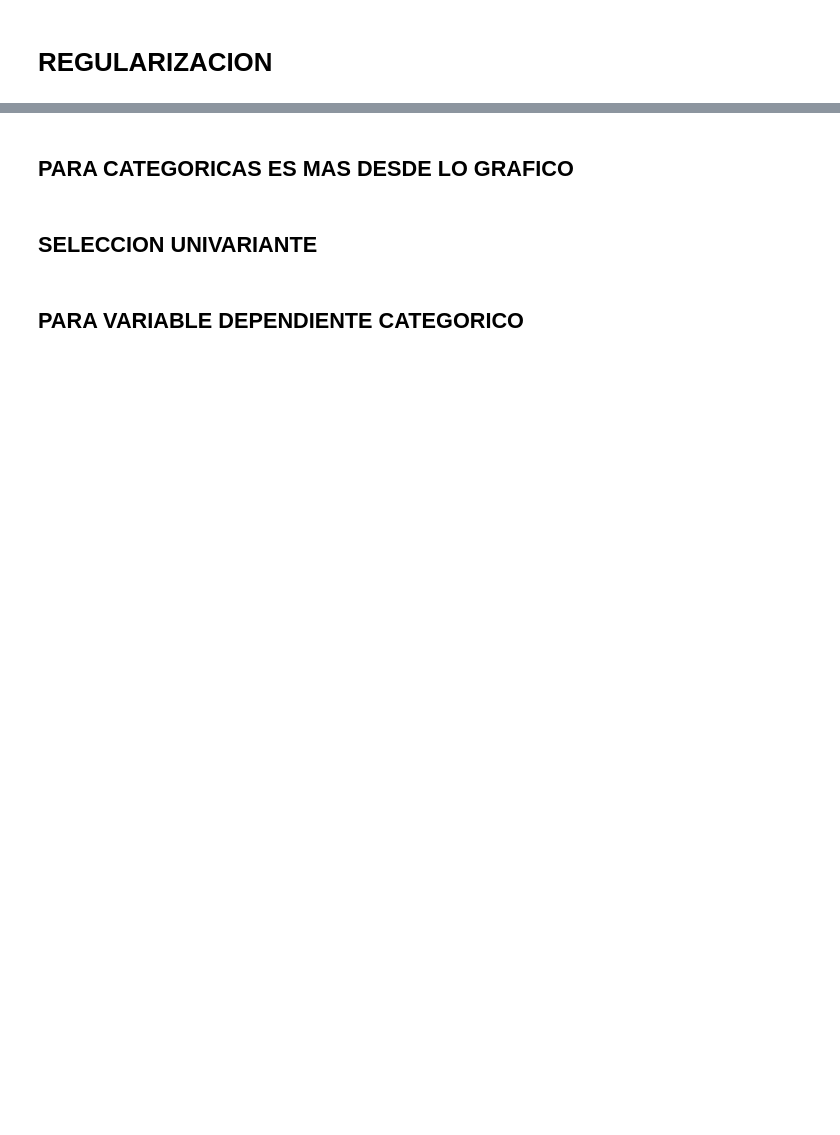
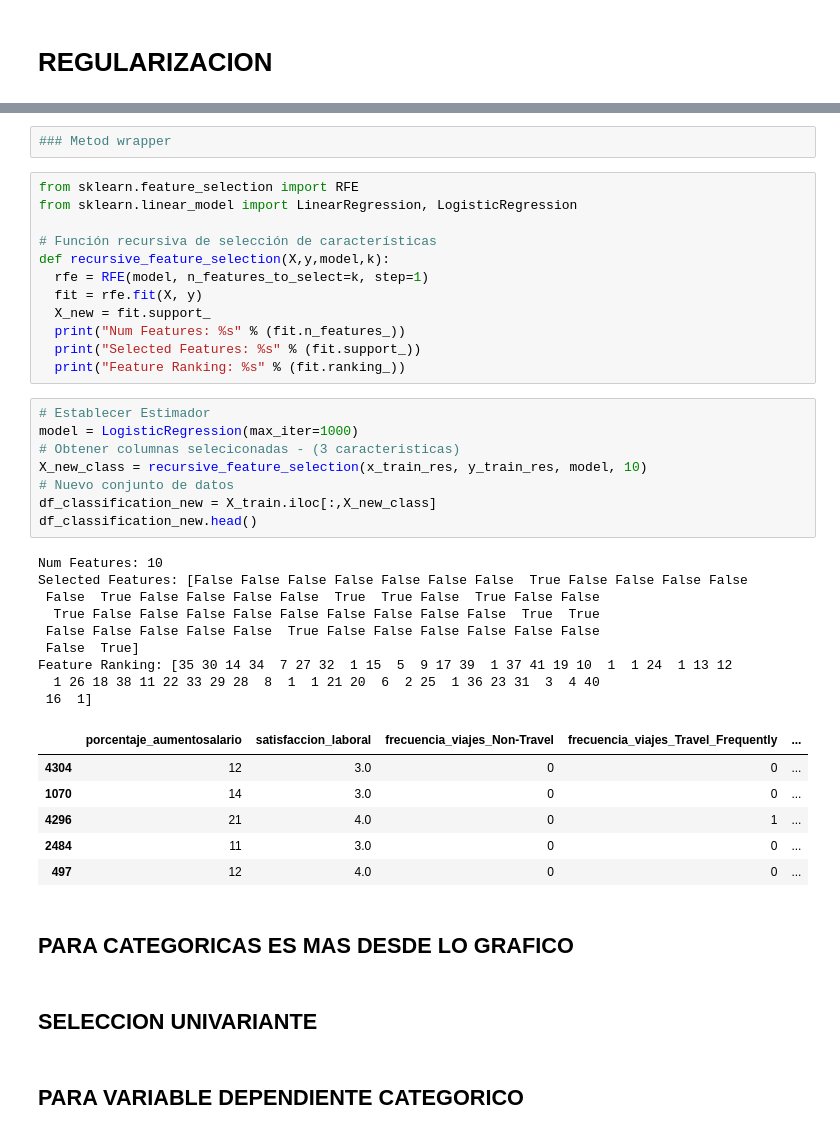
Before and after one commit to CamiloLoaiza12/Analitica2_trabajo1, a Jupyter notebook: Selección_de_variables_y_regularización.ipynb, the cells around one changed output, grey strips where cells are left out. Saved outputs shown, nothing was run; the diff lists cells and outputs as text; blank space fills up the shorter version.

```diff
--- a/Selección_de_variables_y_regularización.ipynb
+++ b/Selección_de_variables_y_regularización.ipynb
@@ -304,3 +224,41 @@ R2-adjusted: -1.35
+# %%
+### Metod wrapper
+# %%
+from sklearn.feature_selection import RFE
+from sklearn.linear_model import LinearRegression, LogisticRegression
+
+# Función recursiva de selección de características
+def recursive_feature_selection(X,y,model,k):
+  rfe = RFE(model, n_features_to_select=k, step=1)
+  fit = rfe.fit(X, y)
+  X_new = fit.support_
+  print("Num Features: %s" % (fit.n_features_))
+  print("Selected Features: %s" % (fit.support_))
+  print("Feature Ranking: %s" % (fit.ranking_))
+# %%
+# Establecer Estimador
+model = LogisticRegression(max_iter=1000)
+# Obtener columnas seleciconadas - (3 caracteristicas)
+X_new_class = recursive_feature_selection(x_train_res, y_train_res, model, 10)
+# Nuevo conjunto de datos
+df_classification_new = X_train.iloc[:,X_new_class]
+df_classification_new.head()
+# %% [output]
+Num Features: 10
+Selected Features: [False False False False False False False  True False False False False
+ False  True False False False False  True  True False  True False False
+  True False False False False False False False False False  True  True
+ False False False False False  True False False False False False False
+ False  True]
+Feature Ranking: [35 30 14 34  7 27 32  1 15  5  9 17 39  1 37 41 19 10  1  1 24  1 13 12
+  1 26 18 38 11 22 33 29 28  8  1  1 21 20  6  2 25  1 36 23 31  3  4 40
+ 16  1]
+|  | porcentaje_aumentosalario | satisfaccion_laboral | frecuencia_viajes_Non-Travel | frecuencia_viajes_Travel_Frequently | ... |
+| 4304 | 12 | 3.0 | 0 | 0 | ... |
+| 1070 | 14 | 3.0 | 0 | 0 | ... |
+| 4296 | 21 | 4.0 | 0 | 1 | ... |
+| 2484 | 11 | 3.0 | 0 | 0 | ... |
+| 497 | 12 | 4.0 | 0 | 0 | ... |
 # %% [markdown]
 ## PARA CATEGORICAS ES MAS DESDE LO GRAFICO
 # %% [markdown]
```
Also changed, not shown: parts of 20 cells of this notebook, 1 other file.
